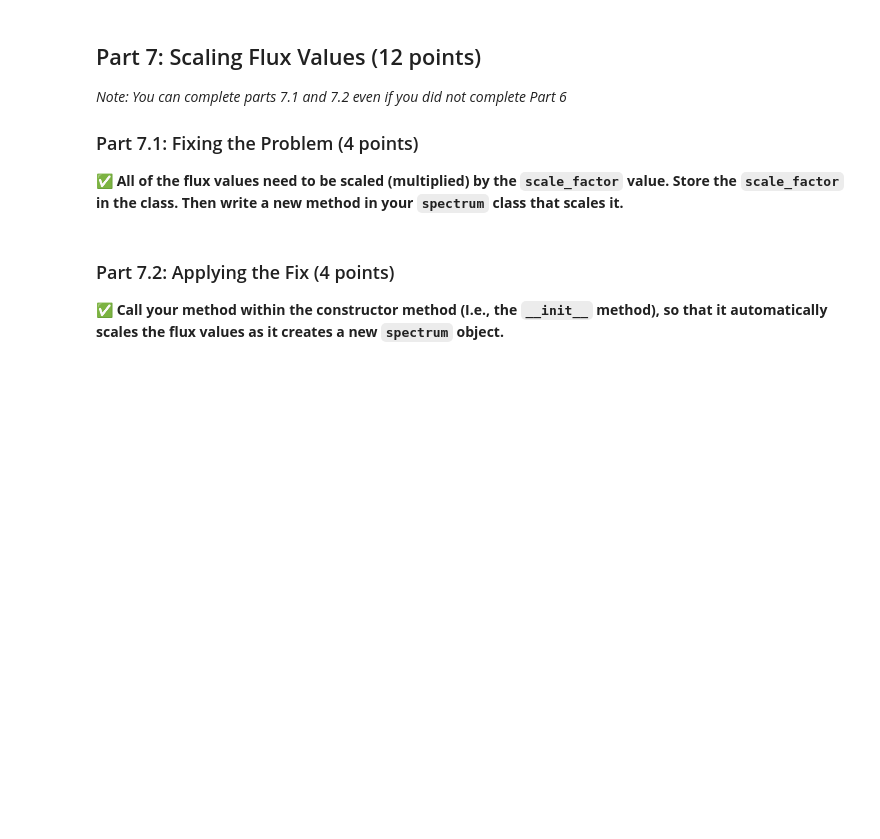
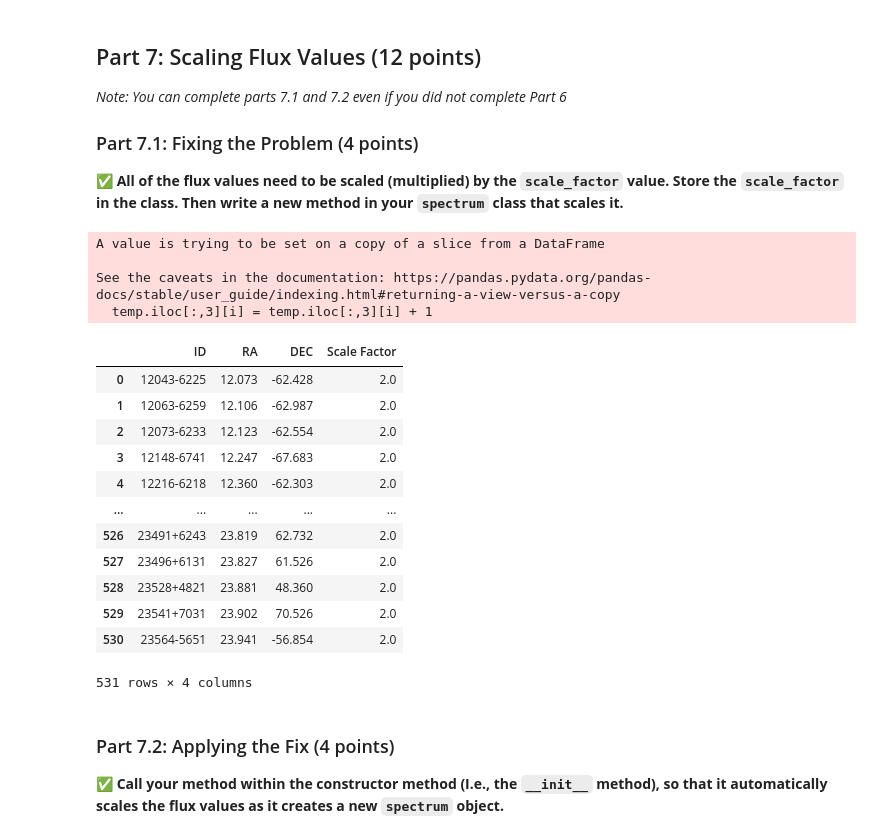
Before and after one commit to jeffpasque/CMSE202-s23-turnin, a Jupyter notebook: CMSE202_Midterm_004_STUDENT.ipynb, the cells around one changed output. Drawn from its saved outputs; the diff is of its cells as text; code cells hidden in the pictures; blank space fills up the shorter version.

```diff
--- a/CMSE202_Midterm_004_STUDENT.ipynb
+++ b/CMSE202_Midterm_004_STUDENT.ipynb
@@ -207,3 +207,11 @@ Take a moment to save your notebook, commit  and push the changes to your Git re
 &#9989; **Construct `Spectrum` objects for all of the spectral measurements. Append all of the objects to a new list called `spectrum_objects`.** Make sure to think that each object is stored on **one row** in the `meta` dataframe but in **one column** in both `flux` and `wavelength` DataFrames.
 # %%
 #Write your code here
+spectrum_objects = []
+
+for i in range(len(metadata)):
+    item = Spectrum(metadata.iloc[:,0][i], metadata.iloc[:,1][i], metadata.iloc[:,2][i], metadata.iloc[:,3][i],
+                    wavevals.iloc[:,2][i], fluxvals.iloc[:,1][i])
+    spectrum_objects.append(item)
+
+spectrum_objects
@@ -216,6 +226,32 @@ Take a moment to save your notebook, commit  and push the changes to your Git re
 &#9989; **All of the flux values need to be scaled (multiplied) by the `scale_factor` value. Store the `scale_factor` in the class. Then write a new method in your `spectrum` class that scales it.**
 # %%
 #Write your code here
+count = 0
+temp = metadata
+for i in range(len(temp)):
+    if temp.ID[i] == fluxvals.columns[count]:
+        temp.iloc[:,3][i] = temp.iloc[:,3][i] + 1
+    count += 1
+
+temp
+# %% [output]
+A value is trying to be set on a copy of a slice from a DataFrame
+
+See the caveats in the documentation: https://pandas.pydata.org/pandas-docs/stable/user_guide/indexing.html#returning-a-view-versus-a-copy
+  temp.iloc[:,3][i] = temp.iloc[:,3][i] + 1
+|  | ID | RA | DEC | Scale Factor |
+| 0 | 12043-6225 | 12.073 | -62.428 | 2.0 |
+| 1 | 12063-6259 | 12.106 | -62.987 | 2.0 |
+| 2 | 12073-6233 | 12.123 | -62.554 | 2.0 |
+| 3 | 12148-6741 | 12.247 | -67.683 | 2.0 |
+| 4 | 12216-6218 | 12.360 | -62.303 | 2.0 |
+| ... | ... | ... | ... | ... |
+| 526 | 23491+6243 | 23.819 | 62.732 | 2.0 |
+| 527 | 23496+6131 | 23.827 | 61.526 | 2.0 |
+| 528 | 23528+4821 | 23.881 | 48.360 | 2.0 |
+| 529 | 23541+7031 | 23.902 | 70.526 | 2.0 |
+| 530 | 23564-5651 | 23.941 | -56.854 | 2.0 |
+531 rows × 4 columns
 # %% [markdown]
 ### Part 7.2: Applying the Fix (4 points)
 &#9989; **Call your method within the constructor method (I.e., the `__init__` method), so that it automatically scales the flux values as it creates a new `spectrum` object.**
```
Also changed, not shown: parts of 3 cells of this notebook.
